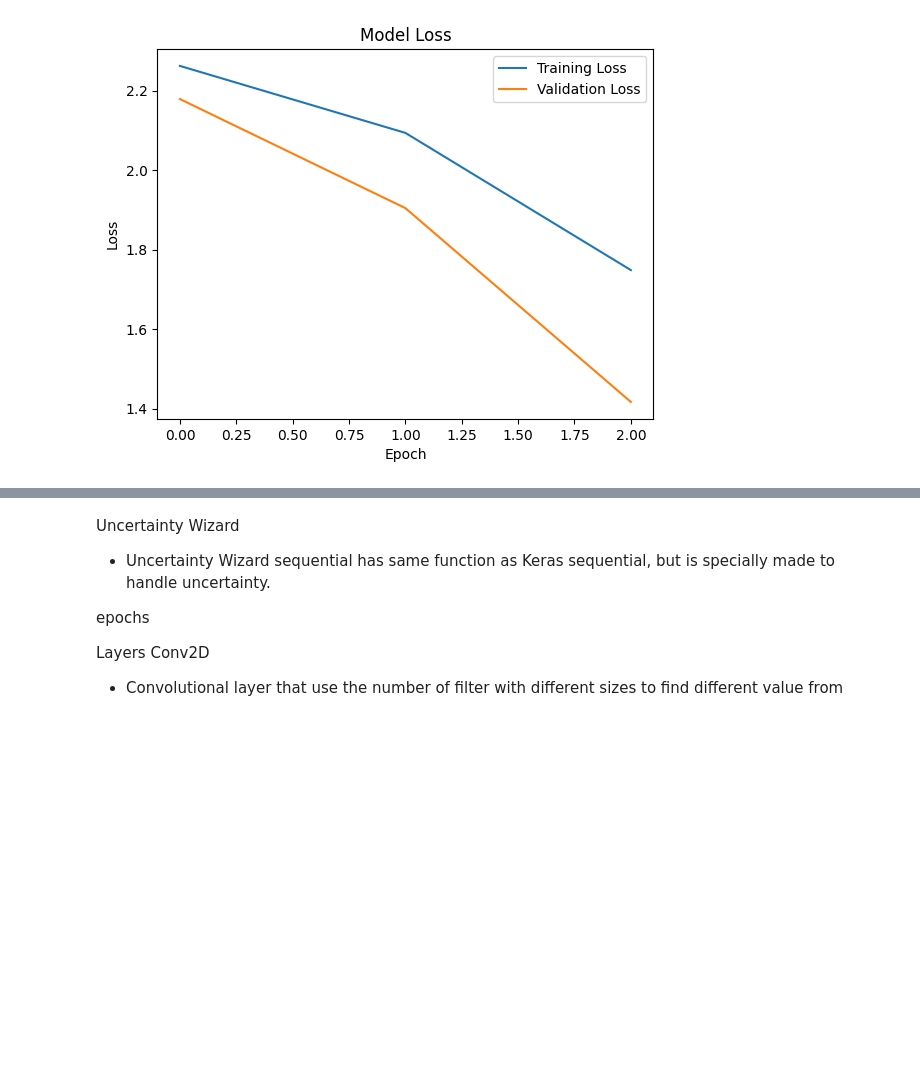
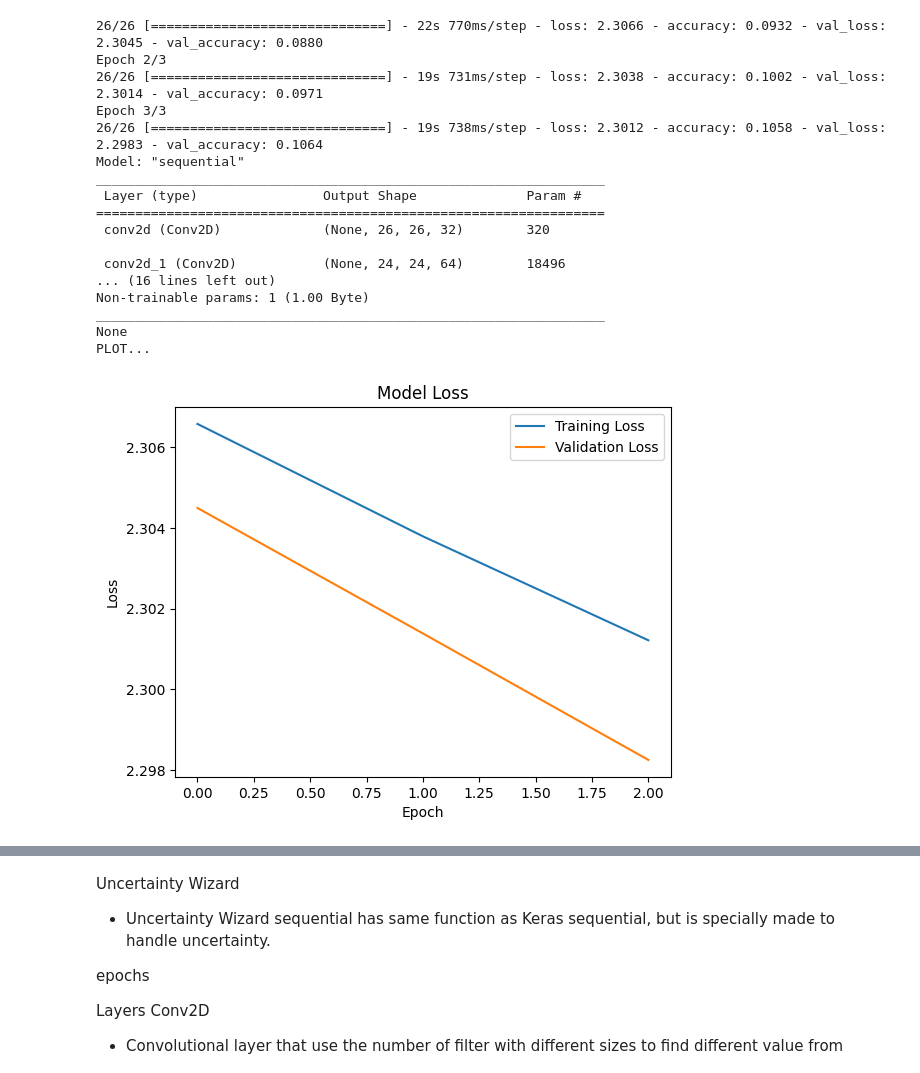
Before and after one commit to mrfratti/fihajo, a Jupyter notebook: Stochastic_Sequential_Mnist/Stochastic_Sequential_Mnist.ipynb, the cells around one changed output, grey strips where cells are left out. Drawn from its saved outputs; the diff is of its cells as text; code cells hidden in the pictures; blank space fills up the shorter version.

```diff
--- a/Stochastic_Sequential_Mnist/Stochastic_Sequential_Mnist.ipynb
+++ b/Stochastic_Sequential_Mnist/Stochastic_Sequential_Mnist.ipynb
@@ -7,7 +17,15 @@ WARNING:tensorflow:From c:\Users\lhary\AppData\Local\Programs\Python\Python311\L
 # %%
+# LOAD
+data  = pd.read_csv('mnist.csv')
+x_all = data.drop('solution', axis=1).values
+y_all = data['solution'].values
 
+# RESHAPE
+x_all_fixed = x_all.reshape(-1, 28, 28)
 
-(x_train, y_train), (x_test, y_test) = tf.keras.datasets.mnist.load_data()
+# SPLIT
+x_train, x_test, y_train, y_test = train_test_split(x_all_fixed, y_all, test_size=0.2, random_state=42)
+
 
 print("Training data:       ", x_train.shape)
 print("Training solution:   ", y_train.shape)
@@ -23,8 +41,8 @@ plt.show()
 
 x_train = (x_train.astype('float32') / 255).reshape(x_train.shape[0], 28, 28, 1)
 y_train = tf.keras.utils.to_categorical(y_train, num_classes=10)
-x_test = (x_test.astype('float32') / 255).reshape(x_test.shape[0], 28, 28, 1)
-y_test = tf.keras.utils.to_categorical(y_test, num_classes=10)      #??????????
+x_test  = (x_test.astype('float32') / 255).reshape(x_test.shape[0], 28, 28, 1)
+y_test  = tf.keras.utils.to_categorical(y_test, num_classes=10)      #??????????
 
 print("Training data:       ", x_train.shape)
 print("Training solution:   ", y_train.shape)
@@ -66,24 +90,57 @@ model.add(tf.keras.layers.Flatten())
 model.add(tf.keras.layers.Dense(128, activation='relu'))
 model.add(tf.keras.layers.Dense(10, activation='softmax'))
 
-model.compile(loss=tf.keras.losses.categorical_crossentropy,
-              optimizer=tf.keras.optimizers.Adadelta(),
-              metrics=['accuracy'])
+# COMPILE
+print("COMPILING...")
+model.compile(loss      = tf.keras.losses.categorical_crossentropy,
+              optimizer = tf.keras.optimizers.Adadelta(),
+              metrics   = ['accuracy'])
 
-model_info = model.fit(x_train, y_train, validation_split=0.1, batch_size=32, epochs=3,
-                  verbose=1, callbacks=[tf.keras.callbacks.EarlyStopping(patience=2)])
+# SAVING SETTINGS
+print("SAVING SETTINGS...")
+model.save("model_settings", save_format='tf')
+
+
+# FIT
+print("FIT...")
+model_info = model.fit(x_train, y_train,
+                       validation_split = 0.1,
+                       batch_size       = 2000,
+                       epochs           = 3,
+                       verbose          = 1,
+                       callbacks        = [tf.keras.callbacks.EarlyStopping(patience=2)])
 
 print(model.inner.summary())
 
+# STEP 1
+# keras.io
+# keras.save.save to save the ai model settings
+# keras.saving.load_model(filepath)
+# - security check with load model
 
-plt.plot(model_info.history['loss'], label='Training Loss')
-plt.plot(model_info.history['val_loss'], label='Validation Loss')
+# STEP 2 AFTER LOADING
+# uwiz.models.schochastic_from_keras(keras_models)
+
+
+# PLOT
+print("PLOT...")
+plt.plot(model_info.history['loss']     , label='Training Loss')
+plt.plot(model_info.history['val_loss'] , label='Validation Loss')
 
 plt.title('Model Loss')
 plt.ylabel('Loss')
 plt.xlabel('Epoch')
 plt.legend()
 plt.show()
+
+plt.plot(model_info.history['accuracy']     , label='Training accuracy')
+plt.plot(model_info.history['val_accuracy'] , label='Validation accuracy')
+
+plt.title('Model accuracy')
+plt.ylabel('accuracy')
+plt.xlabel('Epoch')
+plt.legend()
+plt.show()
 # %% [output]
 WARNING:tensorflow:From c:\Users\lhary\AppData\Local\Programs\Python\Python311\Lib\site-packages\keras\src\backend.py:873: The name tf.get_default_graph is deprecated. Please use tf.compat.v1.get_defa ...
 
@@ -105 +157,18 @@ None
+26/26 [==============================] - 22s 770ms/step - loss: 2.3066 - accuracy: 0.0932 - val_loss: 2.3045 - val_accuracy: 0.0880
+Epoch 2/3
+26/26 [==============================] - 19s 731ms/step - loss: 2.3038 - accuracy: 0.1002 - val_loss: 2.3014 - val_accuracy: 0.0971
+Epoch 3/3
+26/26 [==============================] - 19s 738ms/step - loss: 2.3012 - accuracy: 0.1058 - val_loss: 2.2983 - val_accuracy: 0.1064
+Model: "sequential"
+_________________________________________________________________
+ Layer (type)                Output Shape              Param #
+=================================================================
+ conv2d (Conv2D)             (None, 26, 26, 32)        320
+
+ conv2d_1 (Conv2D)           (None, 24, 24, 64)        18496
+... (16 lines left out)
+Non-trainable params: 1 (1.00 Byte)
+_________________________________________________________________
+None
+PLOT...
-[figure, old version]
+[figure, new version]
```
Also changed, not shown: parts of 6 cells of this notebook, 3 other files.
